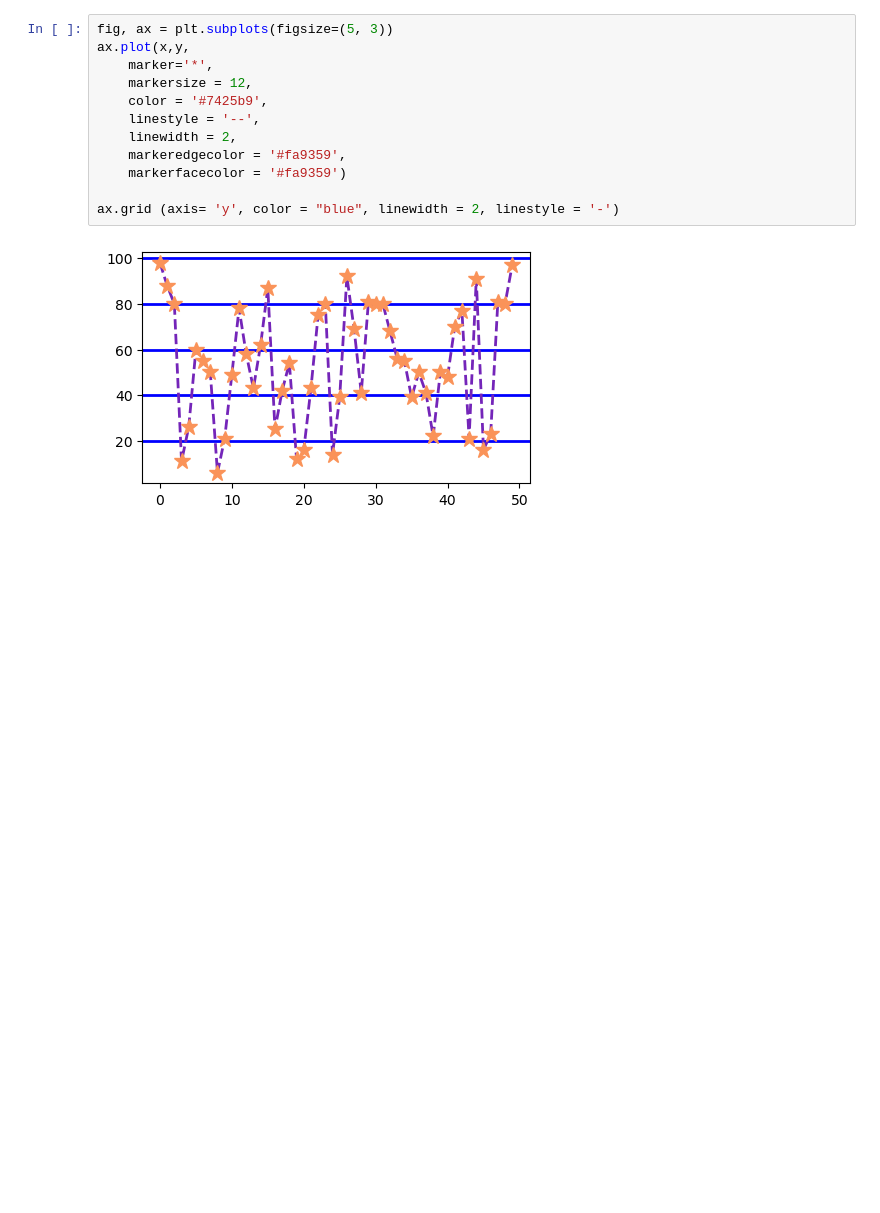
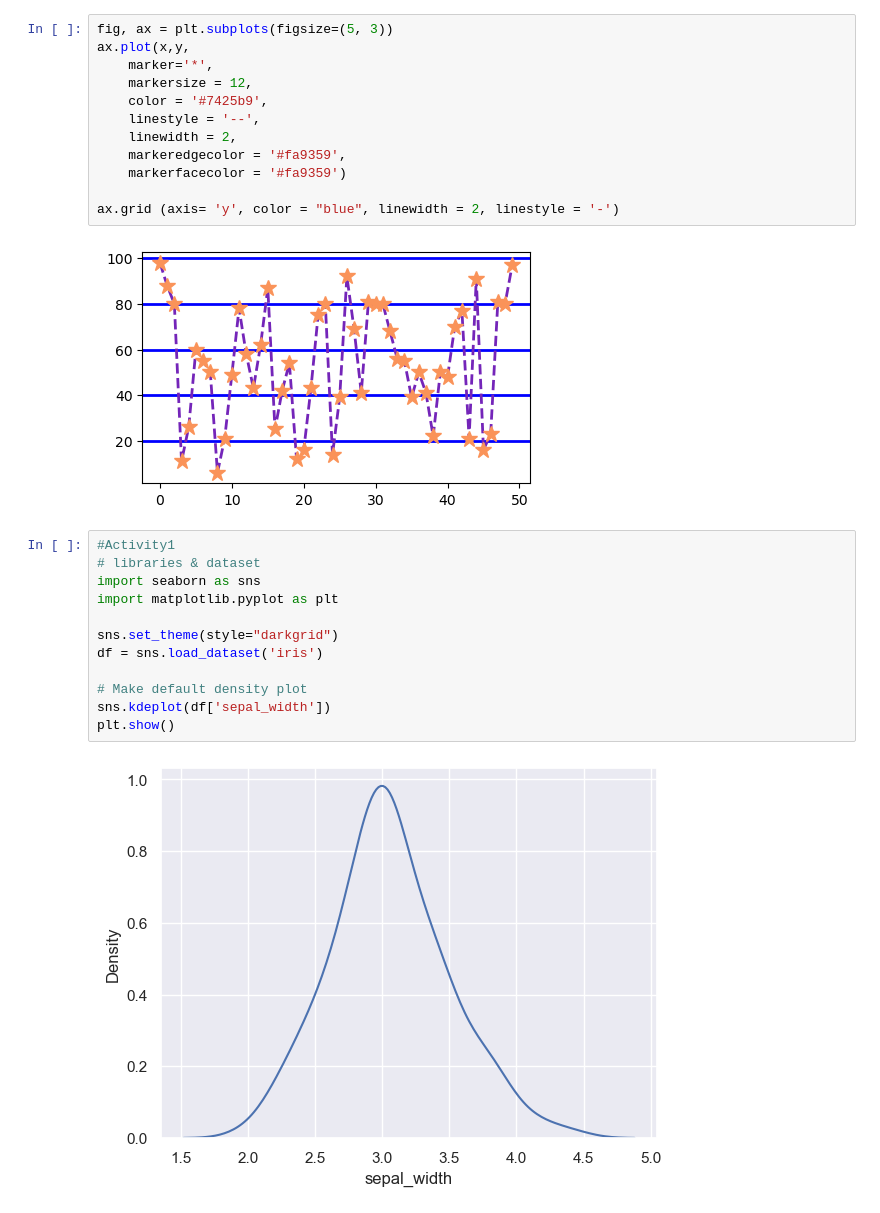
Before and after one commit to rktakk/visualization, a Jupyter notebook: 02_activities/assignments/assignment-1-code.ipynb, the cells around one changed output. Saved outputs shown, nothing was run; the diff lists cells and outputs as text; blank space fills up the shorter version.

```diff
--- a/02_activities/assignments/assignment-1-code.ipynb
+++ b/02_activities/assignments/assignment-1-code.ipynb
@@ -99,3 +99,17 @@ ax.plot(x,y,
 ax.grid (axis= 'y', color = "blue", linewidth = 2, linestyle = '-')
 # %% [output]
 [figure]
+# %%
+#Activity1
+# libraries & dataset
+import seaborn as sns
+import matplotlib.pyplot as plt
+
+sns.set_theme(style="darkgrid")
+df = sns.load_dataset('iris')
+
+# Make default density plot
+sns.kdeplot(df['sepal_width'])
+plt.show()
+# %% [output]
+[figure, added]
```
Also changed, not shown: parts of 1 cell of this notebook.
